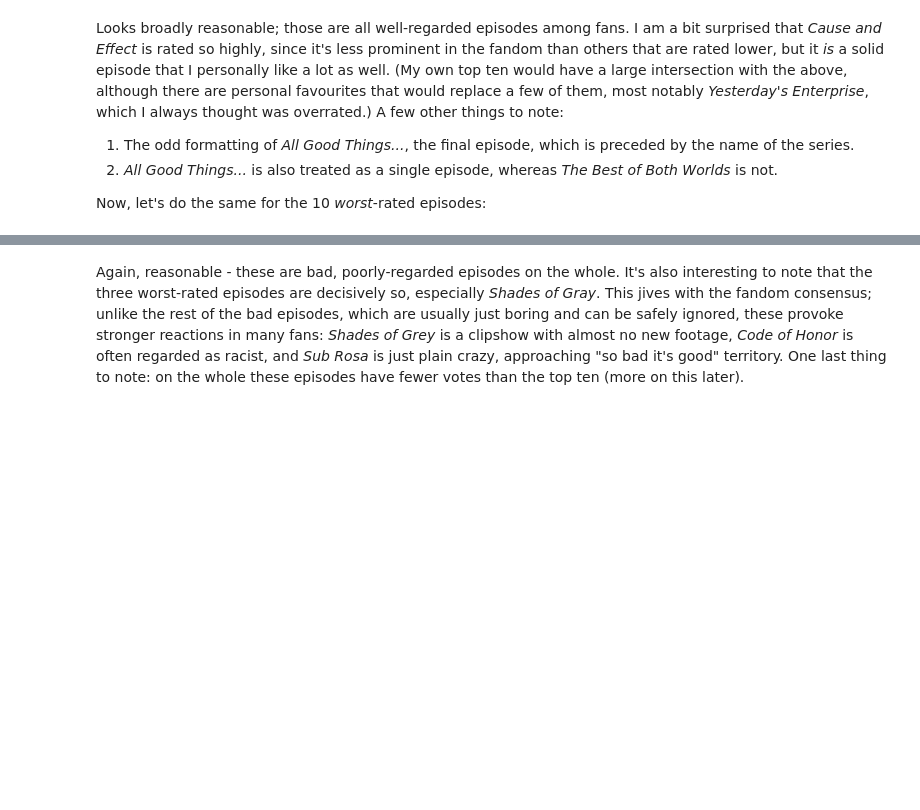
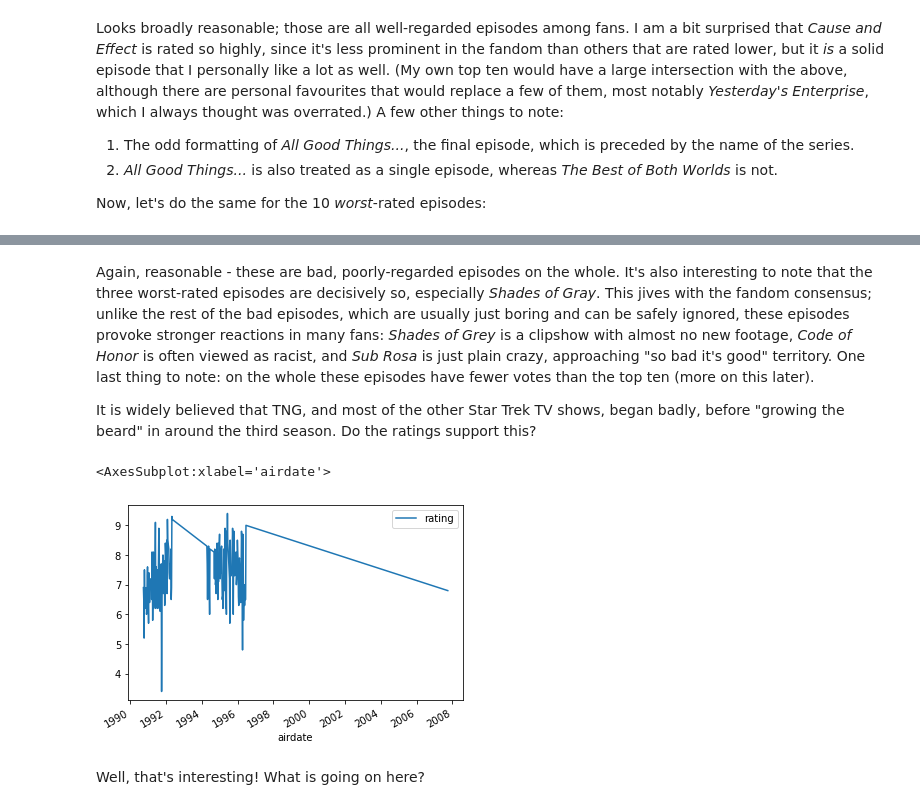
Before and after one commit to mcsweeney90/star-trek-imdb-ratings, a Jupyter notebook: sanity_checking.ipynb, the cells around one changed output, grey strips where cells are left out. Saved outputs shown, nothing was run; the diff lists cells and outputs as text; code cells hidden in the pictures; blank space fills up the shorter version.

```diff
--- a/sanity_checking.ipynb
+++ b/sanity_checking.ipynb
@@ -49,4 +47,15 @@ tng_sorted.tail(10)
 | 164 | 7 | 14 | Sub Rosa | 1996-04-10 | 4.8 | 2740 | Dr. Crusher meets the man in her ... |
 | 46 | 2 | 22 | Shades of Gray | 1991-10-02 | 3.4 | 3449 | When Commander Riker comes down w... |
 # %% [markdown]
-Again, reasonable - these are bad, poorly-regarded episodes on the whole. It's also interesting to note that the three worst-rated episodes are decisively so, especially *Shades of Gray*. This jives with the fandom consensus; unlike the rest of the bad episodes, which are usually just boring and can be safely ignored, these provoke stronger reactions in many fans: *Shades of Grey* is a clipshow with almost no new footage, *Code of Honor* is often regarded as racist, and *Sub Rosa* is just plain crazy, approaching "so bad it's good" territory. One last thing to note: on the whole these episodes have fewer votes than the top ten (more on this later).
+Again, reasonable - these are bad, poorly-regarded episodes on the whole. It's also interesting to note that the three worst-rated episodes are decisively so, especially *Shades of Gray*. This jives with the fandom consensus; unlike the rest of the bad episodes, which are usually just boring and can be safely ignored, these episodes provoke stronger reactions in many fans: *Shades of Grey* is a clipshow with almost no new footage, *Code of Honor* is often viewed as racist, and *Sub Rosa* is just plain crazy, approaching "so bad it's good" territory. One last thing to note: on the whole these episodes have fewer votes than the top ten (more on this later).
+
+It is widely believed that TNG, and most of the other Star Trek TV shows, began badly, before "growing the beard" in around the third season. Do the ratings support this?
+# %%
+import matplotlib.pyplot as plt
+
+tng.plot(x="airdate", y="rating")
+# %% [output]
+<AxesSubplot:xlabel='airdate'>
+[figure, added]
+# %% [markdown]
+Well, that's interesting! What is going on here?
```
Also changed, not shown: parts of 40 cells of this notebook, 1 other file.
